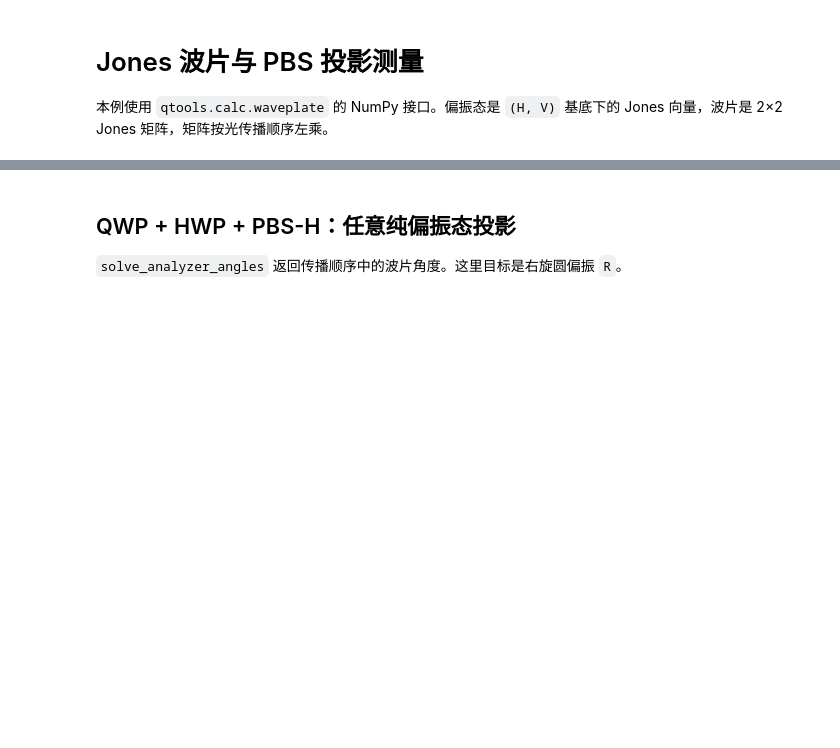
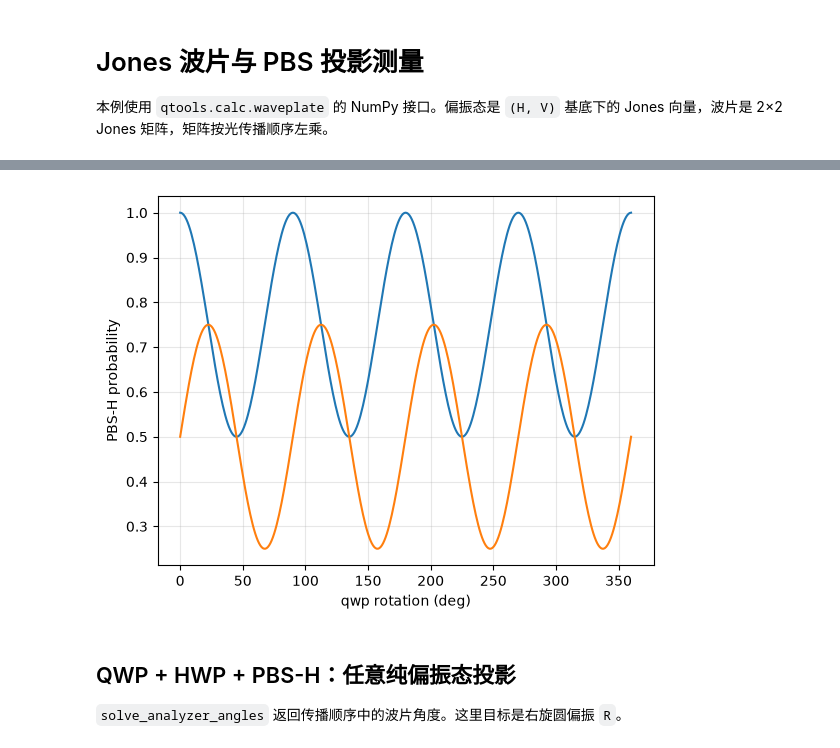
Before and after one commit to rayonde/qtools, a Jupyter notebook: examples/waveplate_projection_measurements.ipynb, the cells around one changed output, grey strips where cells are left out. Drawn from its saved outputs; the diff is of its cells as text; code cells hidden in the pictures; blank space fills up the shorter version.

```diff
--- a/examples/waveplate_projection_measurements.ipynb
+++ b/examples/waveplate_projection_measurements.ipynb
@@ -34,3 +33,16 @@ plt.show()
+# %%
+
+angles = np.linspace(0, 360, 361)  # analyzer linear-polarization angle
+p_h = probability(apply(H, [qwp(angles)]), pbs('H'))
+p_h_qwp = probability(apply(H, [qwp(angles), hwp(22.5)]), pbs('H'))
+plt.plot(angles, p_h)
+plt.plot(angles, p_h_qwp)
+plt.xlabel('qwp rotation (deg)')
+plt.ylabel('PBS-H probability')
+plt.grid(True, alpha=0.3)
+plt.show()
+# %% [output]
+[figure, added]
 # %% [markdown]
 ## QWP + HWP + PBS-H：任意纯偏振态投影
 
```
Also changed, not shown: parts of 3 cells of this notebook.
